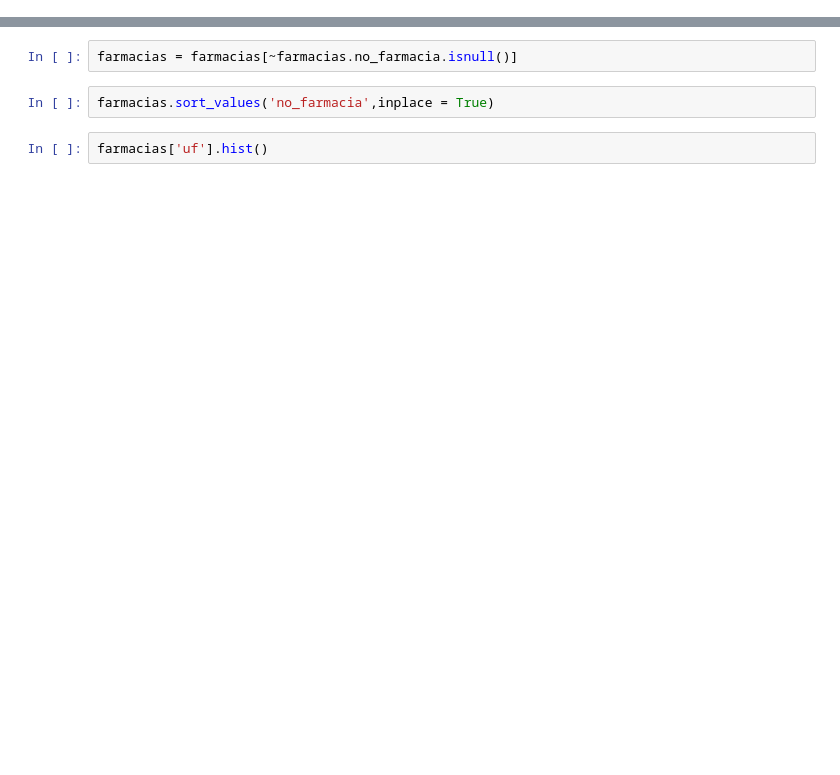
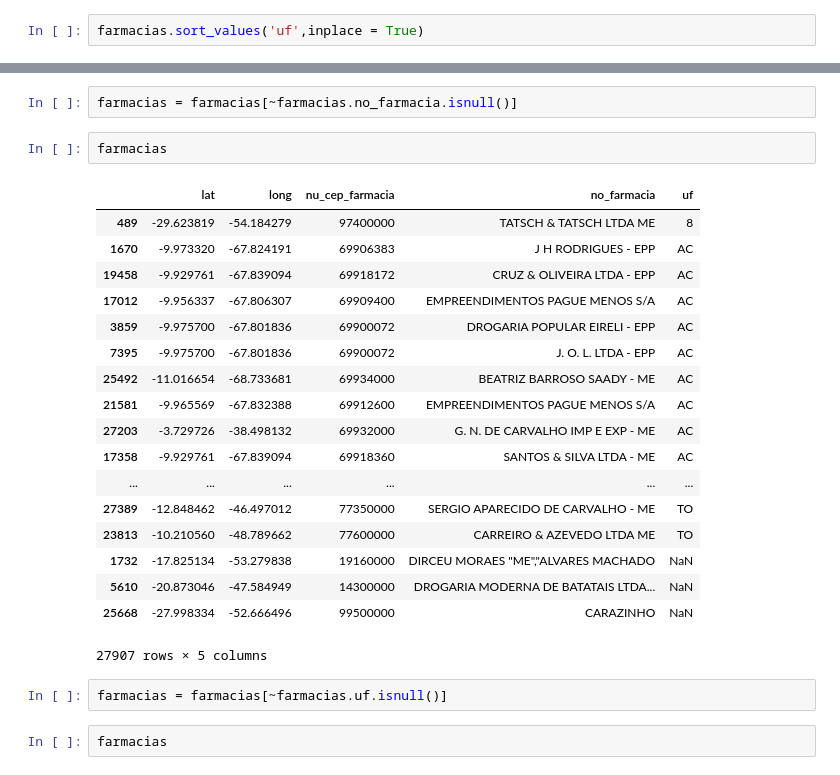
Before and after one commit to NalbertLeal/medpy, a Jupyter notebook: Farmacias_Popular.ipynb, the cells around one changed output, grey strips where cells are left out. Drawn from its saved outputs; the diff is of its cells as text; blank space fills up the shorter version.

Commit message:
listagem de farmacias por uf

```diff
--- a/Farmacias_Popular.ipynb
+++ b/Farmacias_Popular.ipynb
@@ -19,0 +34,2 @@ farmacias.head()
+# %%
+farmacias.sort_values('uf',inplace = True)
@@ -20,6 +78,27 @@ farmacias.head()
 # %%
 farmacias = farmacias[~farmacias.no_farmacia.isnull()]
-# %%
-farmacias.sort_values('no_farmacia',inplace = True)
 # %%
-farmacias['uf'].hist()
+farmacias
+# %% [output]
+|  | lat | long | nu_cep_farmacia | no_farmacia | uf |
+| 489 | -29.623819 | -54.184279 | 97400000 | TATSCH & TATSCH LTDA ME | 8 |
+| 1670 | -9.973320 | -67.824191 | 69906383 | J H RODRIGUES - EPP | AC |
+| 19458 | -9.929761 | -67.839094 | 69918172 | CRUZ & OLIVEIRA LTDA - EPP | AC |
+| 17012 | -9.956337 | -67.806307 | 69909400 | EMPREENDIMENTOS PAGUE MENOS S/A | AC |
+| 3859 | -9.975700 | -67.801836 | 69900072 | DROGARIA POPULAR EIRELI - EPP | AC |
+| 7395 | -9.975700 | -67.801836 | 69900072 | J. O. L. LTDA - EPP | AC |
+| 25492 | -11.016654 | -68.733681 | 69934000 | BEATRIZ BARROSO SAADY - ME | AC |
+| 21581 | -9.965569 | -67.832388 | 69912600 | EMPREENDIMENTOS PAGUE MENOS S/A | AC |
+| 27203 | -3.729726 | -38.498132 | 69932000 | G. N. DE CARVALHO IMP E EXP - ME | AC |
+| 17358 | -9.929761 | -67.839094 | 69918360 | SANTOS & SILVA LTDA - ME | AC |
+| ... | ... | ... | ... | ... | ... |
+| 27389 | -12.848462 | -46.497012 | 77350000 | SERGIO APARECIDO DE CARVALHO - ME | TO |
+| 23813 | -10.210560 | -48.789662 | 77600000 | CARREIRO & AZEVEDO LTDA ME | TO |
+| 1732 | -17.825134 | -53.279838 | 19160000 | DIRCEU MORAES "ME","ALVARES MACHADO | NaN |
+| 5610 | -20.873046 | -47.584949 | 14300000 | DROGARIA MODERNA DE BATATAIS LTDA... | NaN |
+| 25668 | -27.998334 | -52.666496 | 99500000 | CARAZINHO | NaN |
+27907 rows × 5 columns
+# %%
+farmacias = farmacias[~farmacias.uf.isnull()]
+# %%
+farmacias
```
Also changed, not shown: parts of 6 cells of this notebook, 2 other files.
